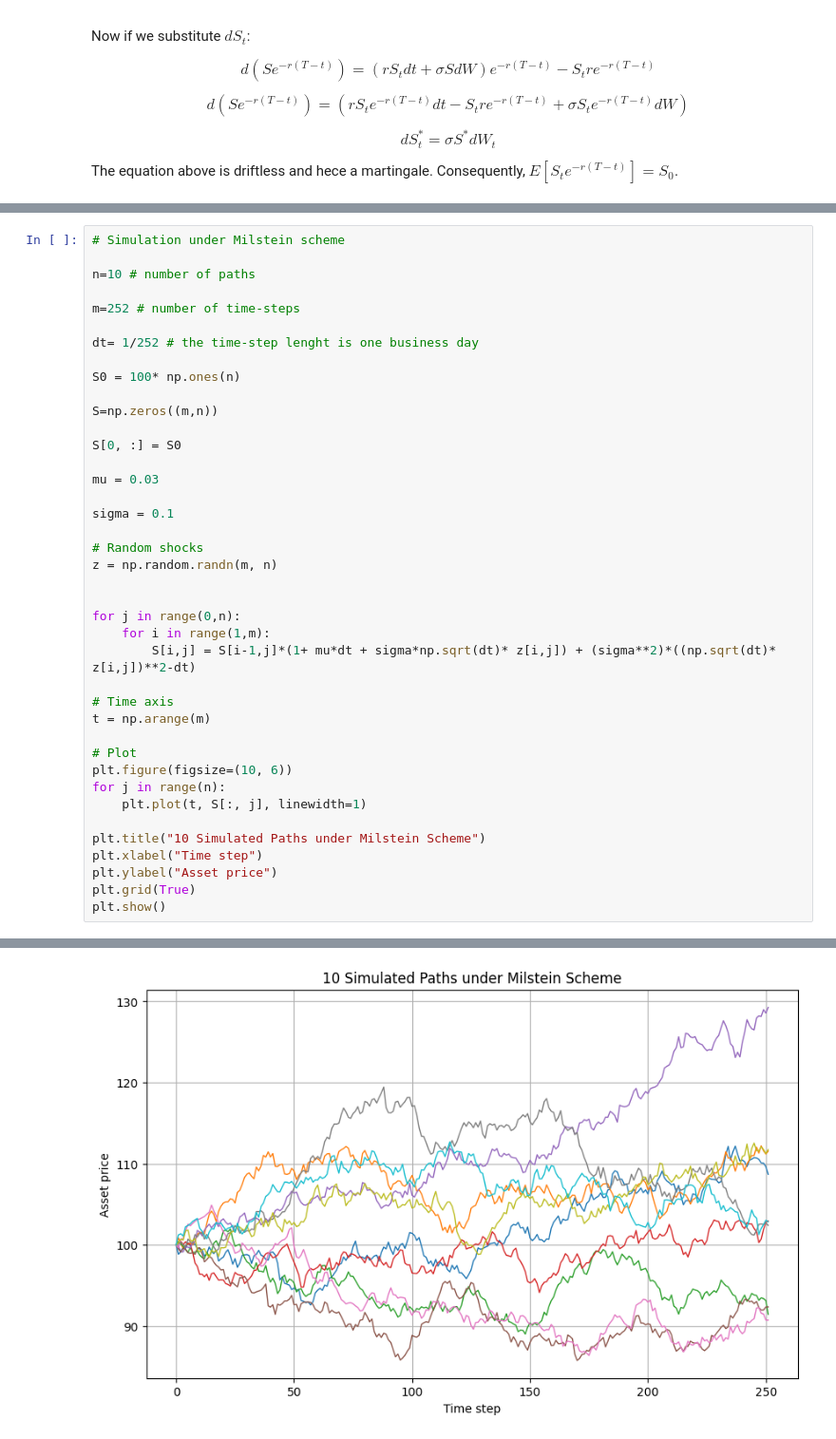
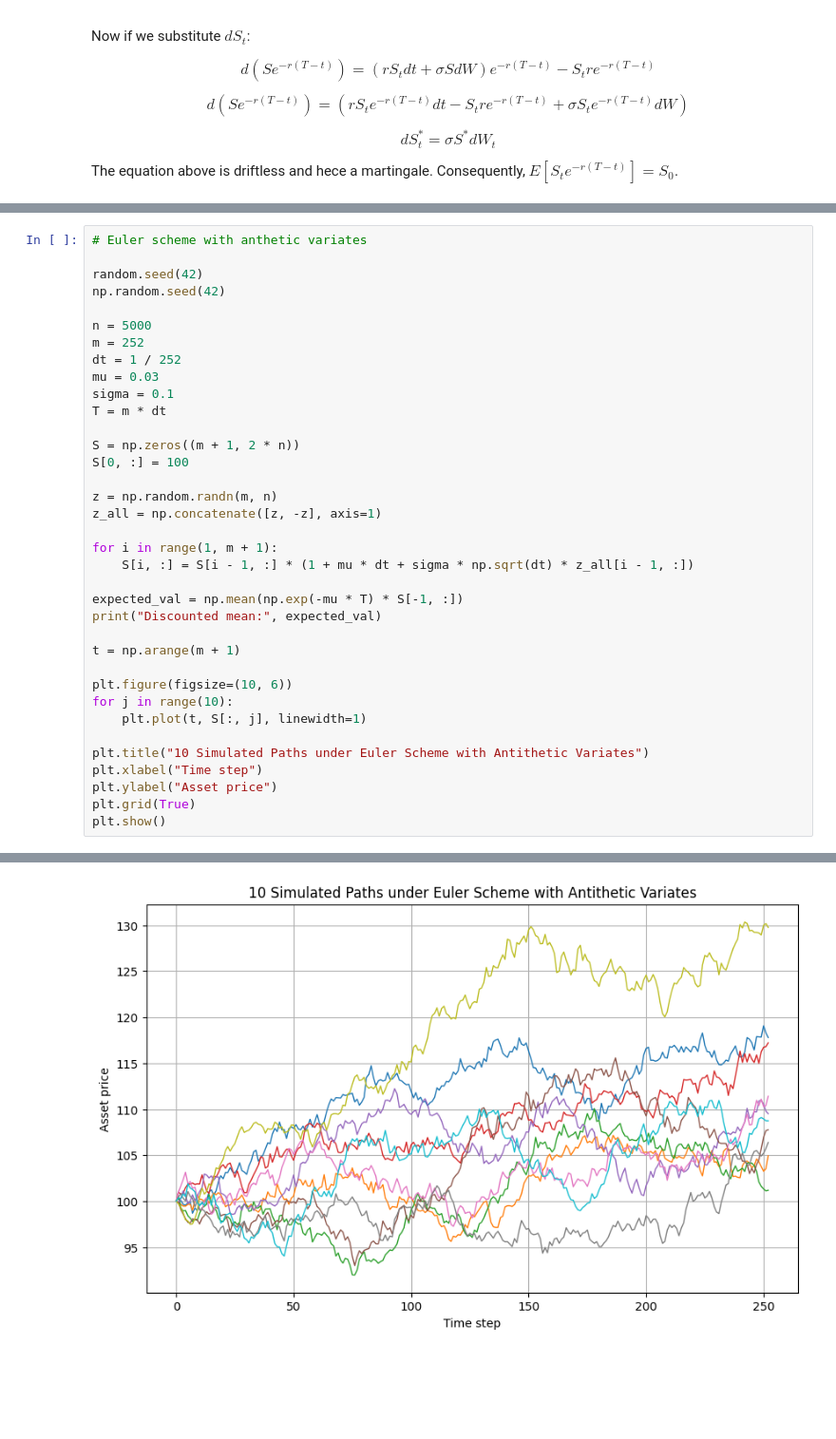
Before and after one commit to macontreras04/cpf, a Jupyter notebook: Exam2.ipynb, the cells around one changed output, grey strips where cells are left out. Shown at 95% size. Drawn from its saved outputs; the diff is of its cells as text; blank space fills up the shorter version.

```diff
--- a/Exam2.ipynb
+++ b/Exam2.ipynb
@@ -110,39 +232,35 @@ plt.show()
 # %%
-# Simulation under Milstein scheme
+# Euler scheme with anthetic variates
 
-n=10 # number of paths
+random.seed(42)
+np.random.seed(42)
 
-m=252 # number of time-steps
+n = 5000
+m = 252
+dt = 1 / 252
+mu = 0.03
+sigma = 0.1
+T = m * dt
 
-dt= 1/252 # the time-step lenght is one business day
+S = np.zeros((m + 1, 2 * n))
+S[0, :] = 100
 
-S0 = 100* np.ones(n)
+z = np.random.randn(m, n)
+z_all = np.concatenate([z, -z], axis=1)
 
-S=np.zeros((m,n))
+for i in range(1, m + 1):
+    S[i, :] = S[i - 1, :] * (1 + mu * dt + sigma * np.sqrt(dt) * z_all[i - 1, :])
 
-S[0, :] = S0
+expected_val = np.mean(np.exp(-mu * T) * S[-1, :])
+print("Discounted mean:", expected_val)
 
-mu = 0.03
+t = np.arange(m + 1)
 
-sigma = 0.1
-
-# Random shocks
-z = np.random.randn(m, n)
-
-
-for j in range(0,n):
-    for i in range(1,m):
-        S[i,j] = S[i-1,j]*(1+ mu*dt + sigma*np.sqrt(dt)* z[i,j]) + (sigma**2)*((np.sqrt(dt)* z[i,j])**2-dt)
-
-# Time axis
-t = np.arange(m)
-
-# Plot
 plt.figure(figsize=(10, 6))
-for j in range(n):
+for j in range(10):
     plt.plot(t, S[:, j], linewidth=1)
 
-plt.title("10 Simulated Paths under Milstein Scheme")
+plt.title("10 Simulated Paths under Euler Scheme with Antithetic Variates")
 plt.xlabel("Time step")
 plt.ylabel("Asset price")
 plt.grid(True)
@@ -151 +270 @@ plt.show()
-[figure, old version]
+[figure, new version]
```
Also changed, not shown: parts of 7 cells of this notebook.
